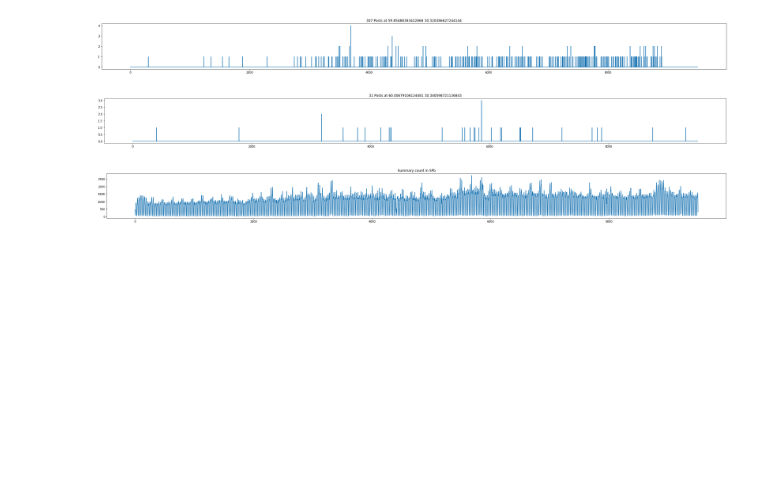
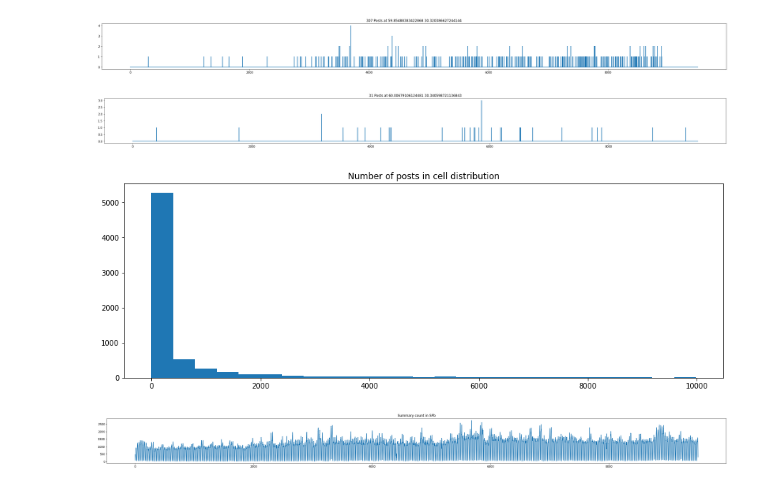
Before and after one commit to DmitryPogrebnoy/IndustrialML_ITMO, a Jupyter notebook: task1/preprocess.ipynb, the cells around one changed output. Saved outputs shown, nothing was run; the diff lists cells and outputs as text; code cells hidden in the pictures; blank space fills up the shorter version.

Commit message:
Add count distribution plot

```diff
--- a/task1/preprocess.ipynb
+++ b/task1/preprocess.ipynb
@@ -167,6 +167,16 @@ for loc in [locations[i] for i in random_sample]:
 [figure]
 [figure]
 [figure]
+# %%
+counts_per_cell = df.groupby(["lon", "lat"]).agg({"count": "sum"})
+counts_per_cell = counts_per_cell[counts_per_cell["count"] < 10000]
+counts_per_cell = counts_per_cell["count"].values
+plt.figure(figsize=(15, 5))
+plt.hist(counts_per_cell, bins = 25)
+plt.title("Number of posts in cell distribution")
+plt.show()
+# %% [output]
+[figure, added]
 # %%
 df_avg = df.groupby("timestamp").agg({"count": "sum"}).reset_index()
 plot_time_series(df_avg, "Summary count in SPb")
```
